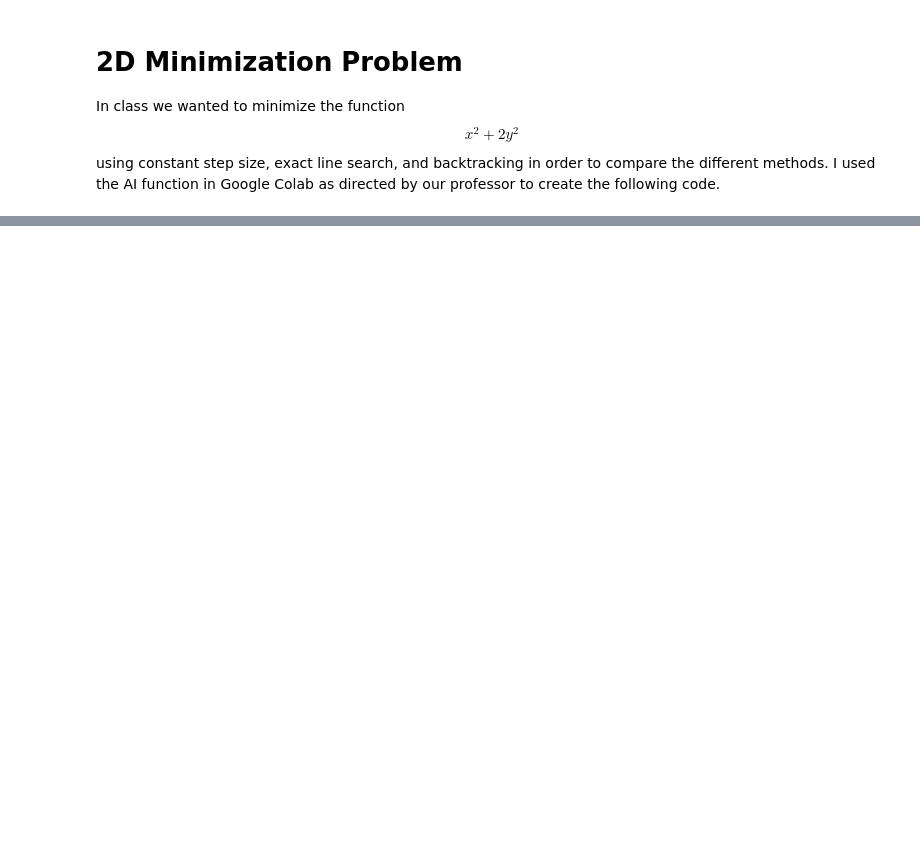
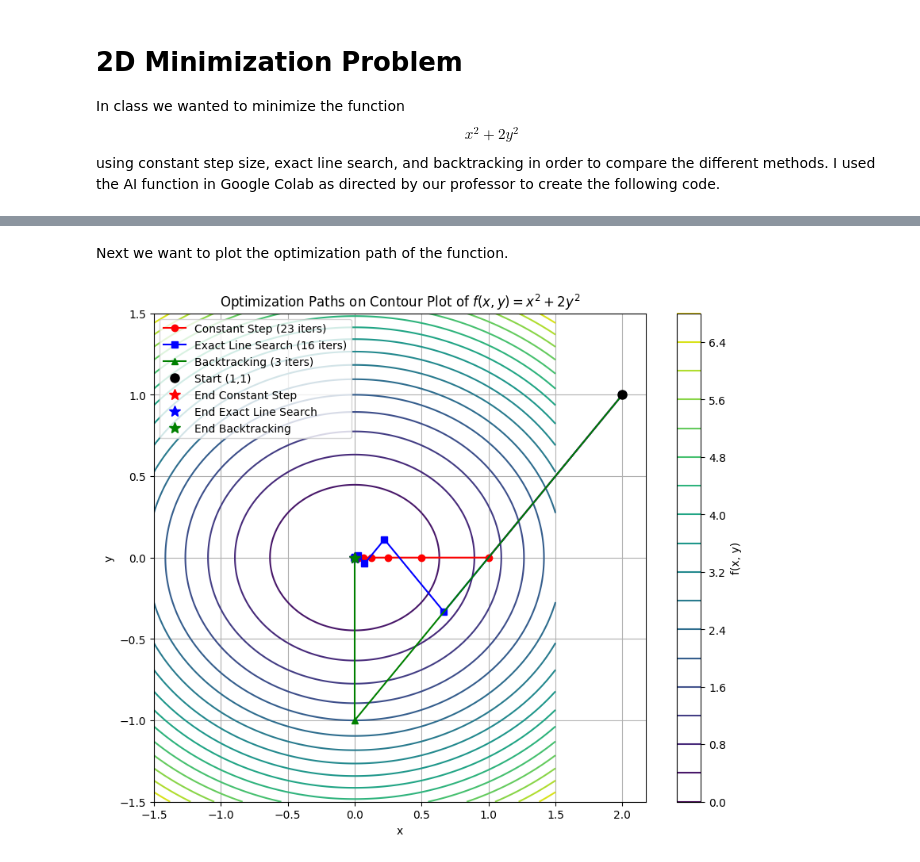
Before and after one commit to maxmartin40/MATH-5770-Code, a Jupyter notebook: 2D_minimization_problem.ipynb, the cells around one changed output, grey strips where cells are left out. Saved outputs shown, nothing was run; the diff lists cells and outputs as text; code cells hidden in the pictures; blank space fills up the shorter version.

Commit message:
Create plot

```diff
--- a/2D_minimization_problem.ipynb
+++ b/2D_minimization_problem.ipynb
@@ -25,7 +27,7 @@ def nabla_f(x):
 TOL = 1e-6
 
 # Initial point
-x0 = np.array([1.0, 1.0])
+x0 = np.array([2.0, 1.0])
 
 print(f"Minimizing f(x, y) = x^2 + 2*y^2")
 print(f"Starting point: {x0}")
@@ -133,0 +157,35 @@ print(f"Iterations: {iters_backtracking}\n")
+# %% [markdown]
+Next we want to plot the optimization path of the function.
+# %%
+plt.figure(figsize=(10, 8))
+
+# Create a meshgrid for the contour plot
+x_vals = np.linspace(-1.5, 1.5, 400)
+y_vals = np.linspace(-1.5, 1.5, 400)
+X, Y = np.meshgrid(x_vals, y_vals)
+Z = X**2 + 2 * Y**2
+
+# Plot the contour lines
+plt.contour(X, Y, Z, levels=20, cmap='viridis')
+plt.colorbar(label='f(x, y)')
+
+# Plot the optimization paths
+plt.plot(path_const[:, 0], path_const[:, 1], 'o-', color='red', label=f'Constant Step ({iters_const} iters)')
+plt.plot(path_exact[:, 0], path_exact[:, 1], 's-', color='blue', label=f'Exact Line Search ({iters_exact} iters)')
+plt.plot(path_backtracking[:, 0], path_backtracking[:, 1], '^-', color='green', label=f'Backtracking ({iters_backtracking} iters)')
+
+# Mark the starting point and the converged points
+plt.plot(x0[0], x0[1], 'o', markersize=8, color='black', label='Start (1,1)')
+plt.plot(x_const[0], x_const[1], '*', markersize=10, color='red', label='End Constant Step')
+plt.plot(x_exact[0], x_exact[1], '*', markersize=10, color='blue', label='End Exact Line Search')
+plt.plot(x_backtracking[0], x_backtracking[1], '*', markersize=10, color='green', label='End Backtracking')
+
+# Add labels, title, and legend
+plt.xlabel('x')
+plt.ylabel('y')
+plt.title('Optimization Paths on Contour Plot of $f(x, y) = x^2 + 2y^2$')
+plt.legend()
+plt.grid(True)
+plt.show()
+# %% [output]
+[figure, added]
```
Also changed, not shown: parts of 3 cells of this notebook.
